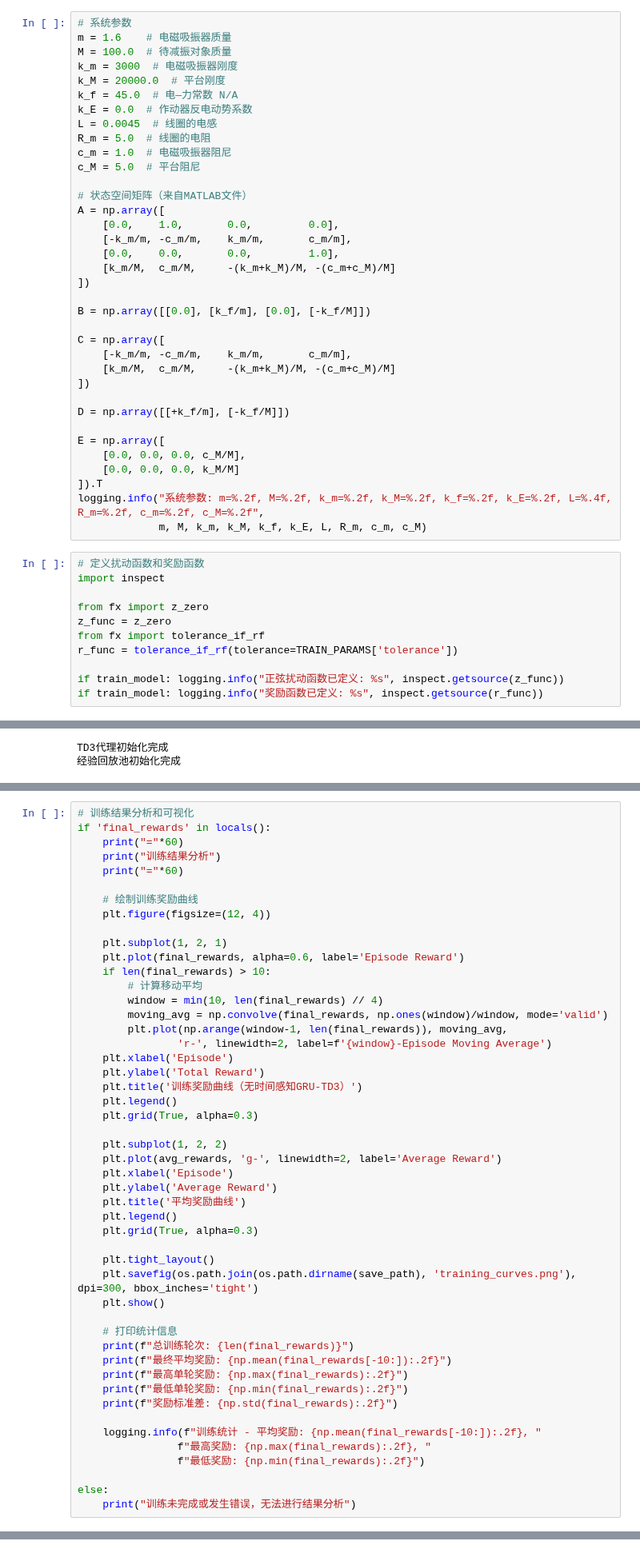
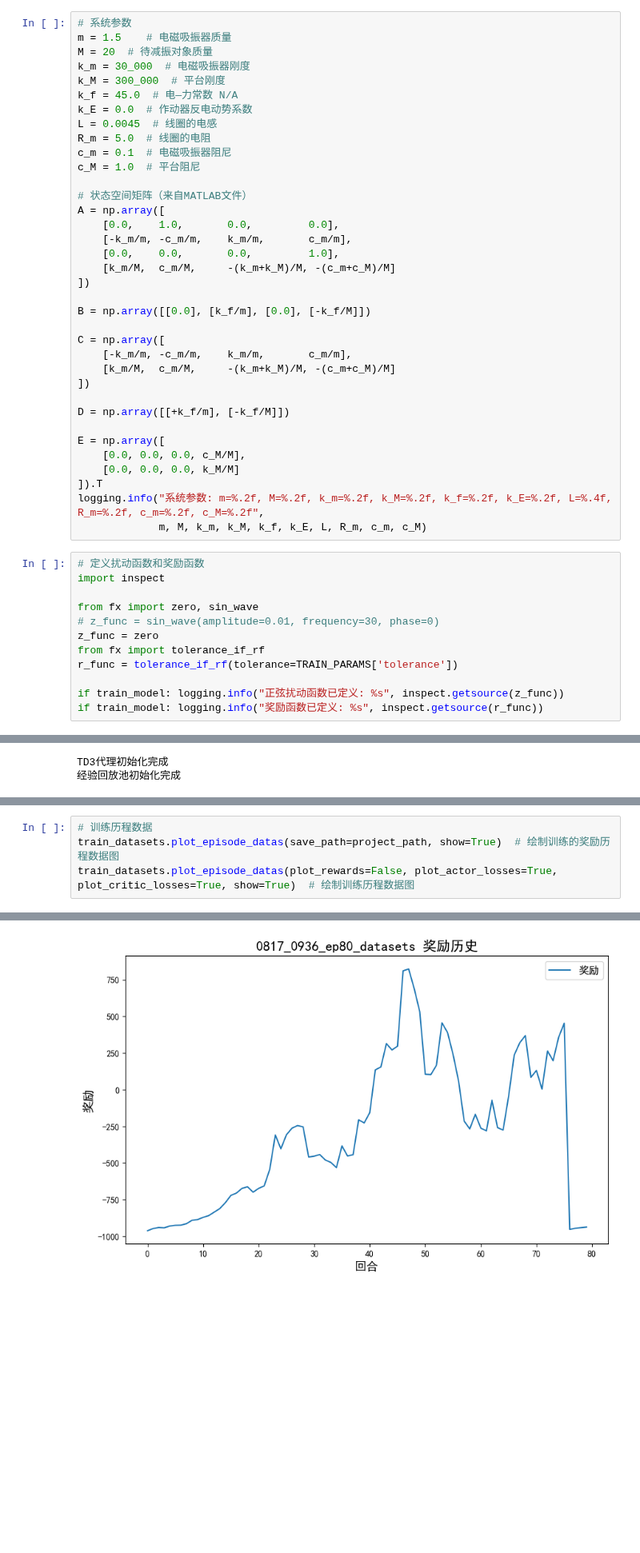
Before and after one commit to CodeZeng0214/DySysIdCtrl, a Jupyter notebook: 电磁式阻尼器深度强化学习/GRU-TD3训练/TD3_control.ipynb, the cells around one changed output, grey strips where cells are left out. Shown at 80% size. Drawn from its saved outputs; the diff is of its cells as text; blank space fills up the shorter version.

```diff
--- a/电磁式阻尼器深度强化学习/GRU-TD3训练/TD3_control.ipynb
+++ b/电磁式阻尼器深度强化学习/GRU-TD3训练/TD3_control.ipynb
@@ -143,15 +143,15 @@ print(f"日志文件: {file_path}")
 # %%
 # 系统参数
-m = 1.6    # 电磁吸振器质量
-M = 100.0  # 待减振对象质量
-k_m = 3000  # 电磁吸振器刚度
-k_M = 20000.0  # 平台刚度
+m = 1.5    # 电磁吸振器质量
+M = 20  # 待减振对象质量
+k_m = 30_000  # 电磁吸振器刚度
+k_M = 300_000  # 平台刚度
 k_f = 45.0  # 电—力常数 N/A
 k_E = 0.0  # 作动器反电动势系数
 L = 0.0045  # 线圈的电感
 R_m = 5.0  # 线圈的电阻
-c_m = 1.0  # 电磁吸振器阻尼
-c_M = 5.0  # 平台阻尼
+c_m = 0.1  # 电磁吸振器阻尼
+c_M = 1.0  # 平台阻尼
 
 # 状态空间矩阵（来自MATLAB文件）
 A = np.array([
@@ -180,8 +180,9 @@ logging.info("系统参数: m=%.2f, M=%.2f, k_m=%.2f, k_M=%.2f, k_f=%.2f, k_E=%.
 # 定义扰动函数和奖励函数
 import inspect
 
-from fx import z_zero
-z_func = z_zero
+from fx import zero, sin_wave
+# z_func = sin_wave(amplitude=0.01, frequency=30, phase=0)
+z_func = zero
 from fx import tolerance_if_rf
 r_func = tolerance_if_rf(tolerance=TRAIN_PARAMS['tolerance'])
 
@@ -293,50 +426,5 @@ except Exception as e:
 # %%
-# 训练结果分析和可视化
-if 'final_rewards' in locals():
-    print("="*60)
-    print("训练结果分析")
-    print("="*60)
-
-    # 绘制训练奖励曲线
-    plt.figure(figsize=(12, 4))
-
-    plt.subplot(1, 2, 1)
-    plt.plot(final_rewards, alpha=0.6, label='Episode Reward')
-    if len(final_rewards) > 10:
-        # 计算移动平均
-        window = min(10, len(final_rewards) // 4)
-        moving_avg = np.convolve(final_rewards, np.ones(window)/window, mode='valid')
-        plt.plot(np.arange(window-1, len(final_rewards)), moving_avg,
-                'r-', linewidth=2, label=f'{window}-Episode Moving Average')
-    plt.xlabel('Episode')
-    plt.ylabel('Total Reward')
-    plt.title('训练奖励曲线（无时间感知GRU-TD3）')
-    plt.legend()
-    plt.grid(True, alpha=0.3)
-
-    plt.subplot(1, 2, 2)
-    plt.plot(avg_rewards, 'g-', linewidth=2, label='Average Reward')
-    plt.xlabel('Episode')
-    plt.ylabel('Average Reward')
-    plt.title('平均奖励曲线')
-    plt.legend()
-    plt.grid(True, alpha=0.3)
-
-    plt.tight_layout()
-    plt.savefig(os.path.join(os.path.dirname(save_path), 'training_curves.png'), dpi=300, bbox_inches='tight')
-    plt.show()
-
-    # 打印统计信息
-    print(f"总训练轮次: {len(final_rewards)}")
-    print(f"最终平均奖励: {np.mean(final_rewards[-10:]):.2f}")
-    print(f"最高单轮奖励: {np.max(final_rewards):.2f}")
-    print(f"最低单轮奖励: {np.min(final_rewards):.2f}")
-    print(f"奖励标准差: {np.std(final_rewards):.2f}")
-
-    logging.info(f"训练统计 - 平均奖励: {np.mean(final_rewards[-10:]):.2f}, "
-                f"最高奖励: {np.max(final_rewards):.2f}, "
-                f"最低奖励: {np.min(final_rewards):.2f}")
-
-else:
-    print("训练未完成或发生错误，无法进行结果分析")
+# 训练历程数据
+train_datasets.plot_episode_datas(save_path=project_path, show=True)  # 绘制训练的奖励历程数据图
+train_datasets.plot_episode_datas(plot_rewards=False, plot_actor_losses=True, plot_critic_losses=True, show=True)  # 绘制训练历程数据图
 # %% [output]
@@ -343,0 +431 @@ else:
+[figure, added]
```
Also changed, not shown: parts of 12 cells of this notebook, 6 other files.
